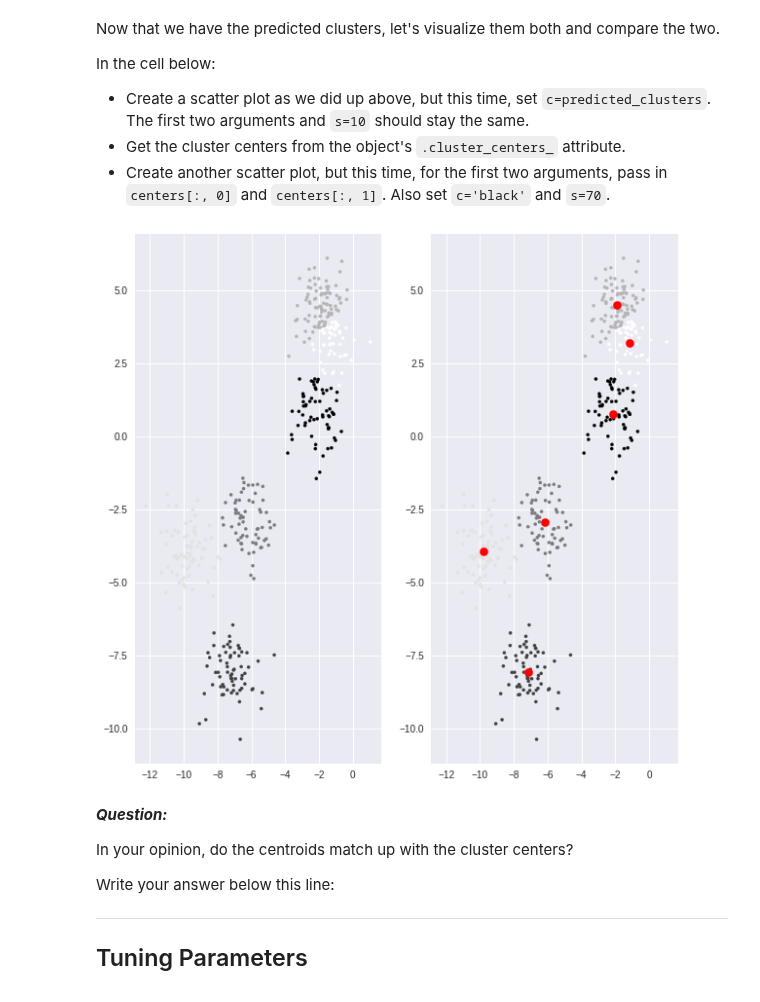
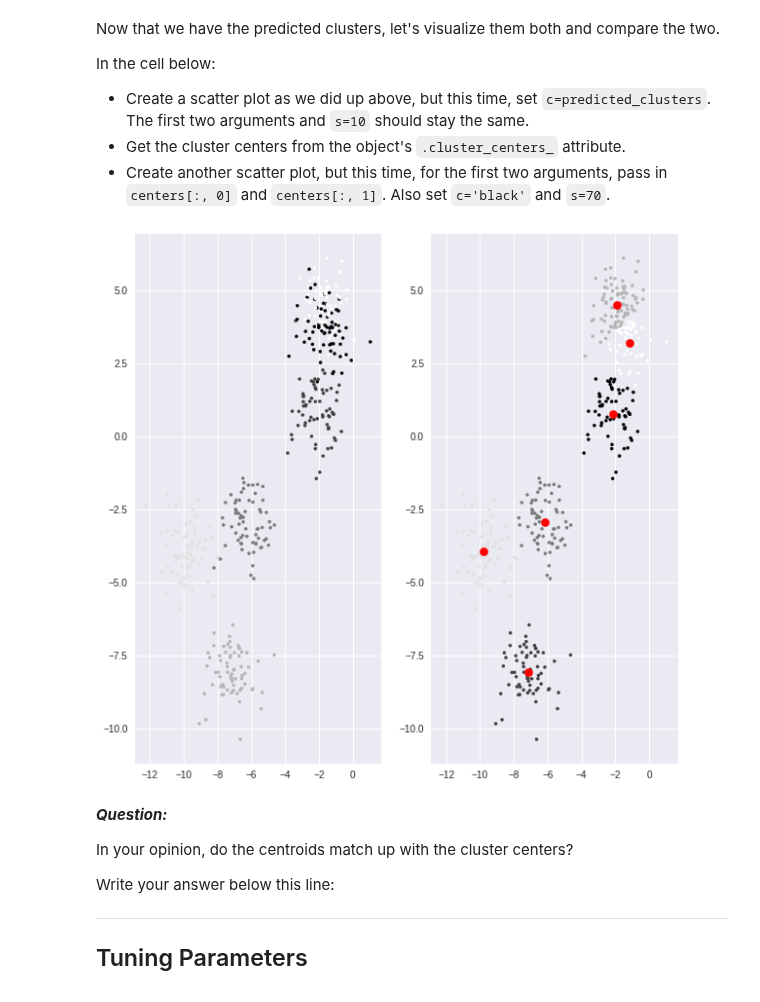
Before and after one commit to jnawjux/dsc-3-35-04-k-means-clustering-lab-seattle-ds-career-040119, a Jupyter notebook: index.ipynb, the cells around one changed output. Cells and saved outputs as stored; diff of their text form; code cells hidden in the pictures.

```diff
--- a/index.ipynb
+++ b/index.ipynb
@@ -90,18 +90,18 @@ In the cell below:
 # %%
 plt.style.use('seaborn')
 fig, ax = plt.subplots(1, 2, figsize=(10,10))
 
 centers = k_means.cluster_centers_
 
-ax[0].scatter(X[:, 0], X[:, 1], c=predicted_clusters, s=10)
+ax[0].scatter(X[:, 0], X[:, 1], c=y, s=10)
 ax[1].scatter(X[:, 0], X[:, 1], c=predicted_clusters, s=10)
 ax[1].scatter(centers[:,0],centers[:,1], c='red',s=70)
 
 
 
 plt.show;
 # %% [output]
-[figure, old version]
+[figure, new version]
 # %% [markdown]
 **_Question:_**
 
```
